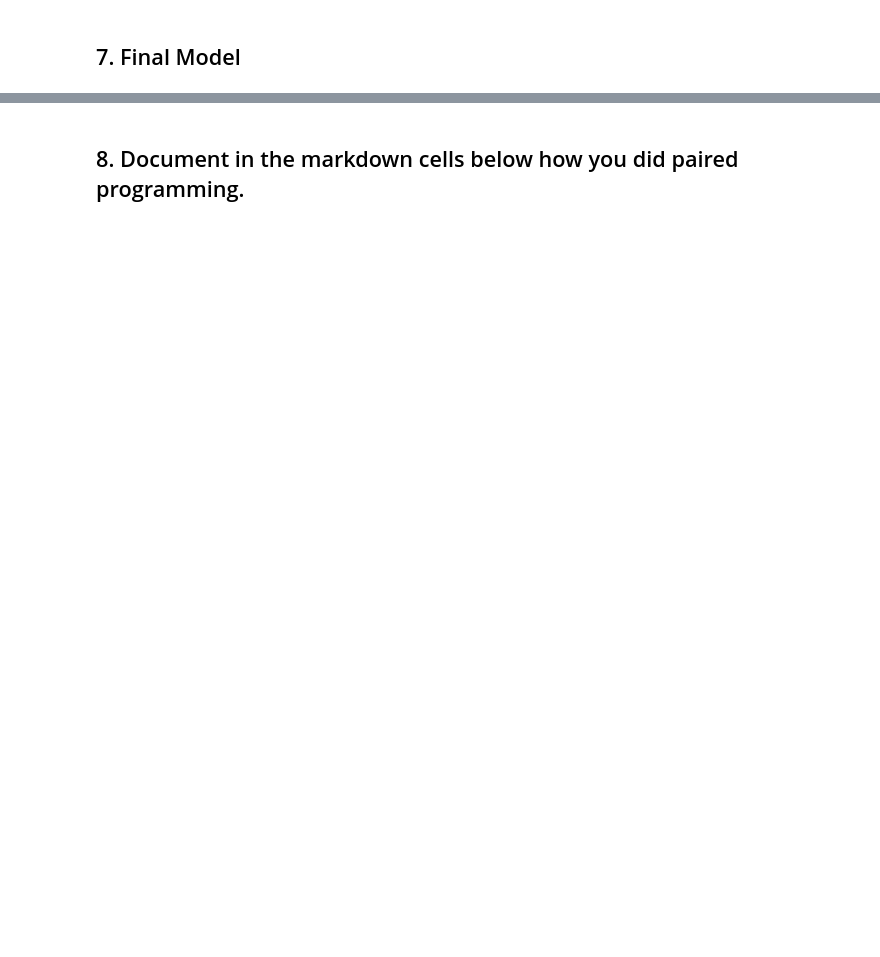
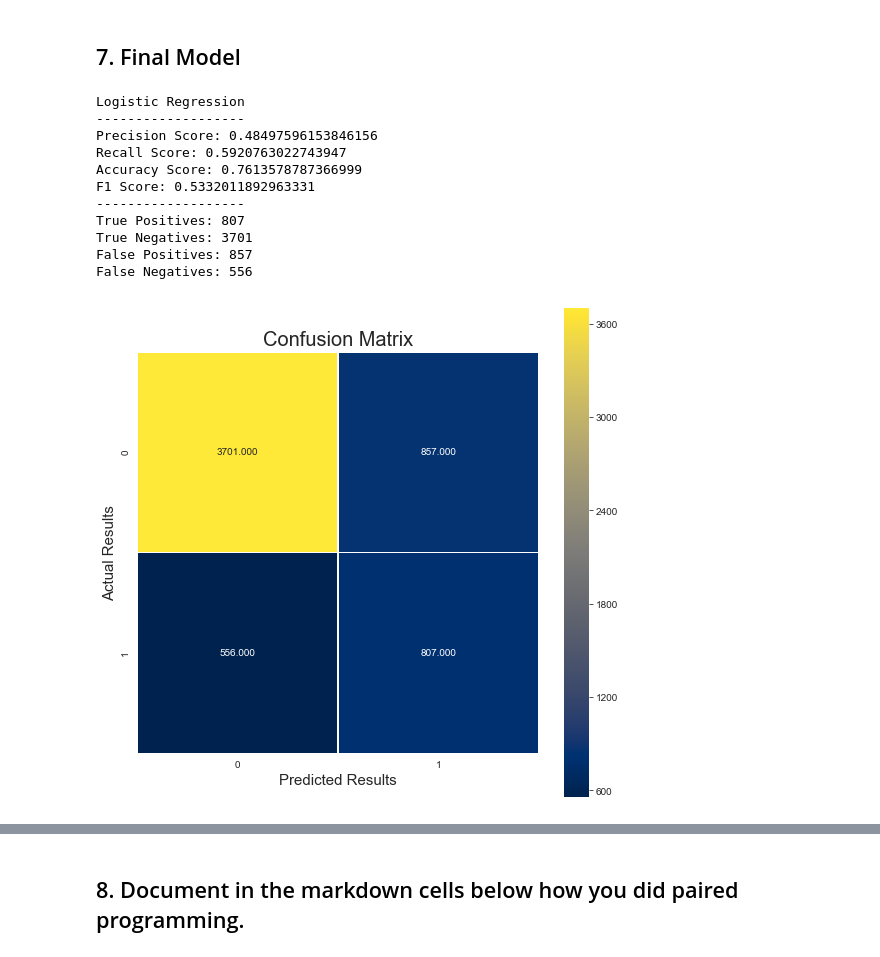
Before and after one commit to jeussantiago/mod3_class, a Jupyter notebook: classification-assessment/classification-assessment.ipynb, the cells around one changed output, grey strips where cells are left out. Drawn from its saved outputs; the diff is of its cells as text; code cells hidden in the pictures; blank space fills up the shorter version.

```diff
--- a/classification-assessment/classification-assessment.ipynb
+++ b/classification-assessment/classification-assessment.ipynb
@@ -465,0 +815,21 @@ KNN, Logistic Regression, Decision Tree
+# %%
+grid_params_lr = [{'penalty': ['l1', 'l2'],
+                    'C' : [0.001,0.01,0.01,1,2,5,10],
+                    'fit_intercept': [True,False]}]
+
+gs_lr = GridSearchCV(estimator=LogisticRegression(),
+                    param_grid=grid_params_lr,
+                    scoring='f1',
+                    cv=5)
+gs_lr.fit(X_train_scaled, y_train)
+# examine the best model
+
+# Single best score achieved across all params (min_samples_split)
+print(gs_lr.best_score_)
+
+# Dictionary containing the parameters (min_samples_split) used to generate that score
+print(gs_lr.best_params_)
+
+# Actual model object fit with those best parameters
+# Shows default parameters that we did not specify
+print(gs_lr.best_estimator_)
@@ -468,2 +932,39 @@ KNN, Logistic Regression, Decision Tree
 # %% [markdown]
 ## 7. Final Model
+# %%
+print('Logistic Regression')
+print('-------------------')
+test_preds = gs_lr.predict(X_test_scaled)
+print_metrics(y_test, test_preds)
+
+print('-------------------')
+confusion = metrics.confusion_matrix(y_test, test_preds)
+TP = confusion[1][1]
+TN = confusion[0][0]
+FP = confusion[0][1]
+FN = confusion[1][0]
+
+print ('True Positives:', TP)
+print ('True Negatives:', TN)
+print ('False Positives:', FP)
+print ('False Negatives:', FN)
+
+plt.figure(figsize = (9, 9))
+sns.heatmap(confusion, annot = True, fmt = ".3f", linewidths = .5, square = True, cmap = "cividis")
+plt.title('Confusion Matrix', fontsize=20)
+plt.xlabel('Predicted Results', fontsize=15)
+plt.ylabel('Actual Results', fontsize=15)
+plt.show()
+# %% [output]
+Logistic Regression
+-------------------
+Precision Score: 0.48497596153846156
+Recall Score: 0.5920763022743947
+Accuracy Score: 0.7613578787366999
+F1 Score: 0.5332011892963331
+-------------------
+True Positives: 807
+True Negatives: 3701
+False Positives: 857
+False Negatives: 556
+[figure, added]
```
Also changed, not shown: parts of 41 cells of this notebook.
